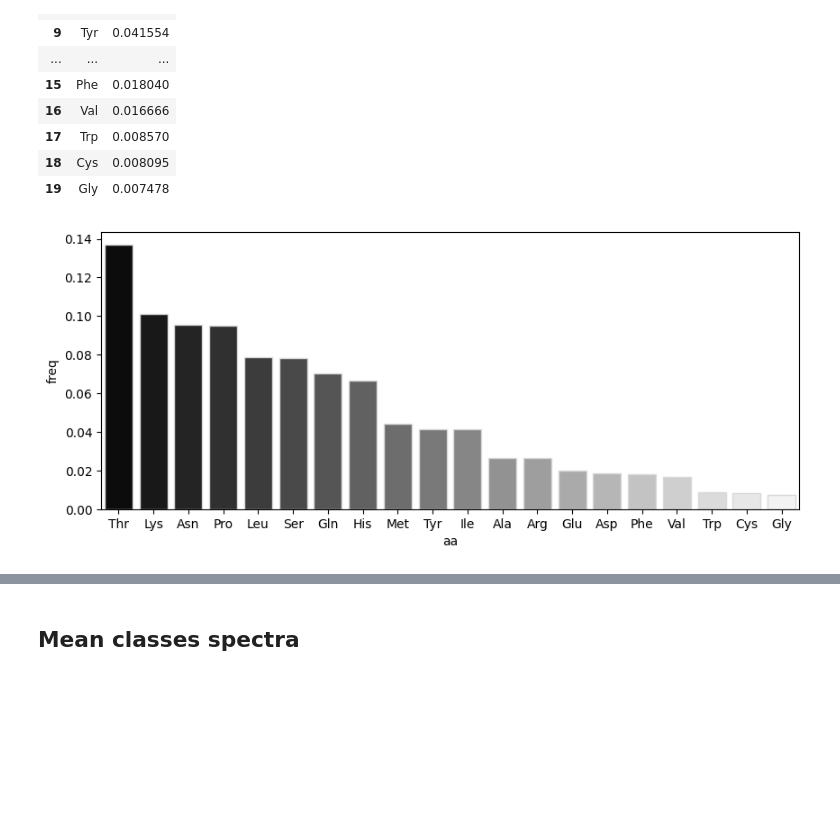
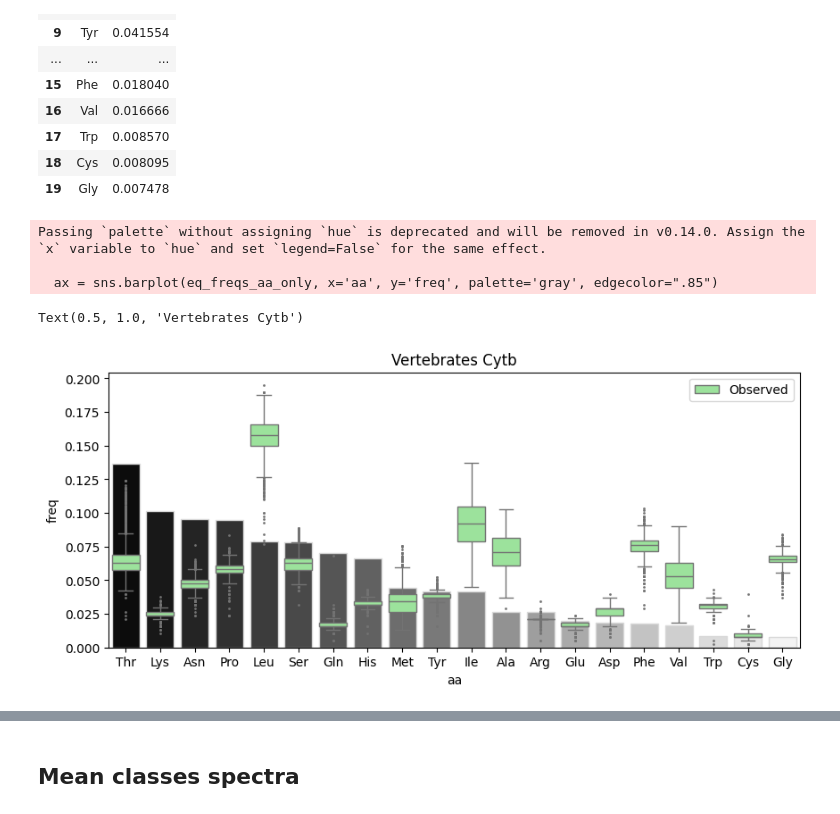
Before and after one commit to mitoclub/AminoAcidShift, a Jupyter notebook: eq_freqs/prepare_data_for_aa_shift.ipynb, the cells around one changed output, grey strips where cells are left out. Cells and saved outputs as stored; diff of their text form; code cells hidden in the pictures; blank space fills up the shorter version.

Commit message:
obs versus Eq cls-plots

```diff
--- a/eq_freqs/prepare_data_for_aa_shift.ipynb
+++ b/eq_freqs/prepare_data_for_aa_shift.ipynb
@@ -84,0 +111,15 @@ def get_equilibrium_probabilities(M):
+# %%
+from Bio import SeqIO
+
+gene = 'Cytb'
+# for gene_fn in glob.glob('../../192/1data_derivation/nemu_input/*.fasta'):
+gene_fn = f'../../192/1data_derivation/nemu_input/{gene}.fasta'
+gene_seqs = list(SeqIO.parse(gene_fn, 'fasta'))
+sizes = [len(x) for x in gene_seqs]
+gene_seqs = [x for x in gene_seqs if len(x) > 370 and len(x) < 385]
+
+plt.figure(figsize=(4, 2))
+plt.hist([len(x) for x in gene_seqs], 45)
+plt.vlines([370, 385], 0, 2000, 'r', '--')
+plt.title(f'{gene} ({len(sizes)}, {len(gene_seqs)})')
+plt.show()
@@ -84,0 +128,20 @@ def get_equilibrium_probabilities(M):
+# %%
+from collections import Counter
+
+obs_aa_freqs = []
+for rec in gene_seqs:
+    cur_cls = rec.description.split('###')[1].split(';')[1].split('_')[0]
+    row = dict(Counter(rec.seq))
+    row['cls'] = cur_cls
+    row['len'] = len(rec)
+    obs_aa_freqs.append(row)
+
+obs_aa_freqs = pd.DataFrame(obs_aa_freqs).fillna(0)
+del obs_aa_freqs['B']
+del obs_aa_freqs['X']
+obs_aa_freqs = obs_aa_freqs[obs_aa_freqs.cls.isin(obs_aa_freqs.cls.value_counts().head().index)].set_index('cls')
+obs_aa_freqs = obs_aa_freqs.div(obs_aa_freqs['len'], axis=0)
+del obs_aa_freqs['len']
+obs_aa_freqs = obs_aa_freqs.melt(ignore_index=False, var_name='aa', value_name='freq').reset_index()
+obs_aa_freqs['aa'] = obs_aa_freqs.aa.map(amino_acid_codes)
+obs_aa_freqs
@@ -200,5 +268,12 @@ eq_freqs.to_csv('./data/vert_cdn_eq_freqs.csv', index=False)
 # %%
 plt.figure(figsize=(10, 4))
 ax = sns.barplot(eq_freqs_aa_only, x='aa', y='freq', palette='gray', edgecolor=".85")
+sns.boxplot(data=obs_aa_freqs, x='aa', y='freq', showfliers=True,
+            fliersize=1, ax=ax, label='Observed', color='lightgreen')
+ax.set_title('Vertebrates Cytb')
 # %% [output]
+Passing `palette` without assigning `hue` is deprecated and will be removed in v0.14.0. Assign the `x` variable to `hue` and set `legend=False` for the same effect.
+
+  ax = sns.barplot(eq_freqs_aa_only, x='aa', y='freq', palette='gray', edgecolor=".85")
+Text(0.5, 1.0, 'Vertebrates Cytb')
-[figure, old version]
+[figure, new version]
```
Also changed, not shown: parts of 11 cells of this notebook, 3 other files.
